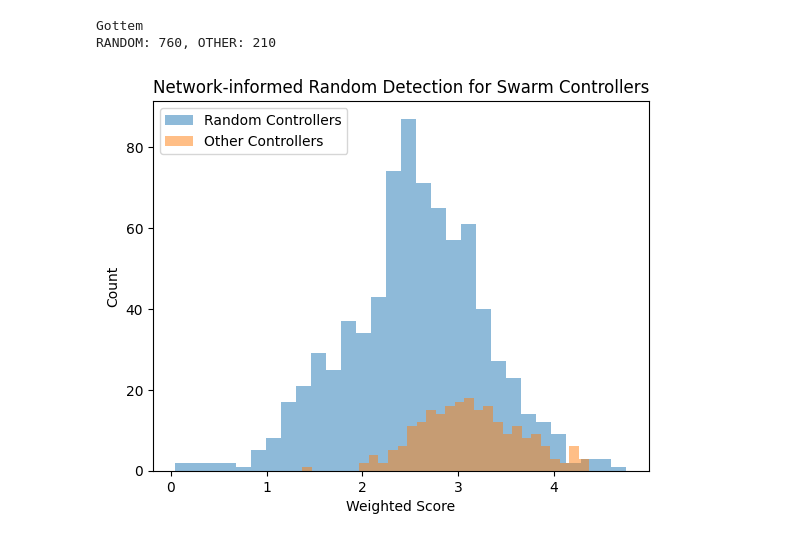
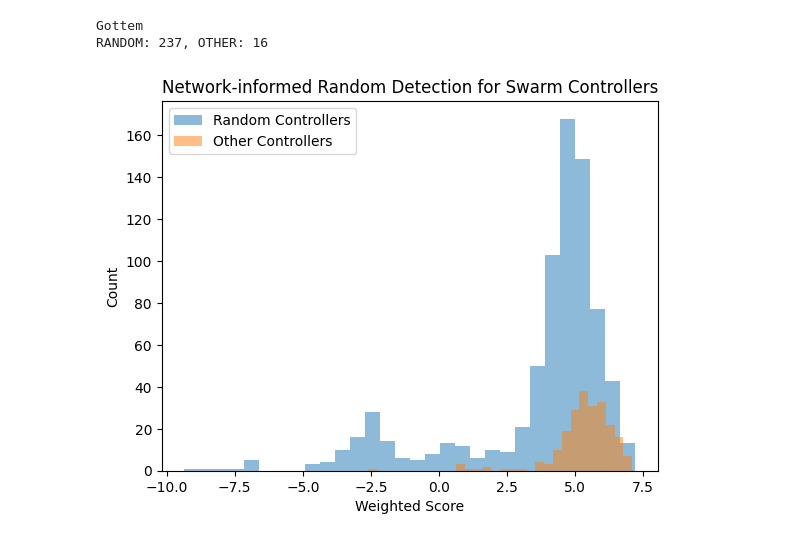
Before and after one commit to Connor-Mattson/SwarmBehaviorDiscovery, a Jupyter notebook: z-experiments/01-11-23-mixing-metrics.ipynb, the cells around one changed output. Saved outputs shown, nothing was run; the diff lists cells and outputs as text; code cells hidden in the pictures.

```diff
--- a/z-experiments/01-11-23-mixing-metrics.ipynb
+++ b/z-experiments/01-11-23-mixing-metrics.ipynb
@@ -68,11 +68,11 @@ for i, label in enumerate(classes):
 
     k_2 = 0.75
     magnitude_score = np.linalg.norm(controllers[i])
-    magnitude_score = -magnitude_score if magnitude_score < k_2 else magnitude_score
+    magnitude_score = -5 if magnitude_score < k_2 else magnitude_score
 
     k_3 = 0.3
     average_score = np.average(np.sqrt(np.power(controllers[i], 2)))
-    average_score = -average_score if average_score < k_3 else average_score
+    average_score = -5 if average_score < k_3 else average_score
 
     # Sensor off magnitude (trial i)
     on_magnitude = (v0_l**2) + (v0_r**2)
@@ -102,7 +102,7 @@ for i, label in enumerate(classes):
     mirrored_controller = np.array([v0_l, v0_r, -v0_l, -v0_r])
     mirror_score = np.linalg.norm(mirrored_controller - controllers[i])
     k_m = 0.3
-    mirror_score = -1 if mirror_score < k_m else mirror_score
+    mirror_score = -5 if mirror_score < k_m else mirror_score
 
     # Independence Property
     independent_controller = np.array([v0_l, v0_r, v0_l, v0_r])
@@ -155,32 +155,32 @@ for i, label in enumerate(classes):
 print(f"RANDOM: {rand_count}, OTHER: {other_count}")
 
 plt.hist(random, bins=30, alpha=0.5, label='Random Controllers')
 plt.hist(not_random, bins=30, alpha=0.5, label='Other Controllers')
 plt.legend(loc='upper left')
 plt.title("Network-informed Random Detection for Swarm Controllers")
 plt.xlabel("Weighted Score")
 plt.ylabel("Count")
 plt.show()
 
 # Also try hist2d with the second largest value from each controller
 
 # EPSILON = 0.05
 # total_counts = [0 for i in range(max(classes) + 1)]
 # count = [0 for i in range(max(classes) + 1)]
 # for i, vec in enumerate(controllers):
 #     total_counts[classes[i]] += 1
 #
 #     nparr = np.array(vec)
 #     # if np.linalg.norm(vec) > EPSILON:
 #     #     count[classes[i]] += 1
 #     for l in vec:
 #         if EPSILON > l > -EPSILON:
 #             print(vec)
 #             count[classes[i]] += 1
 #             break
 #
 # print(total_counts, count)
 # %% [output]
 Gottem
-RANDOM: 760, OTHER: 210
+RANDOM: 237, OTHER: 16
-[figure, old version]
+[figure, new version]
```
Also changed, not shown: 8 other files.
